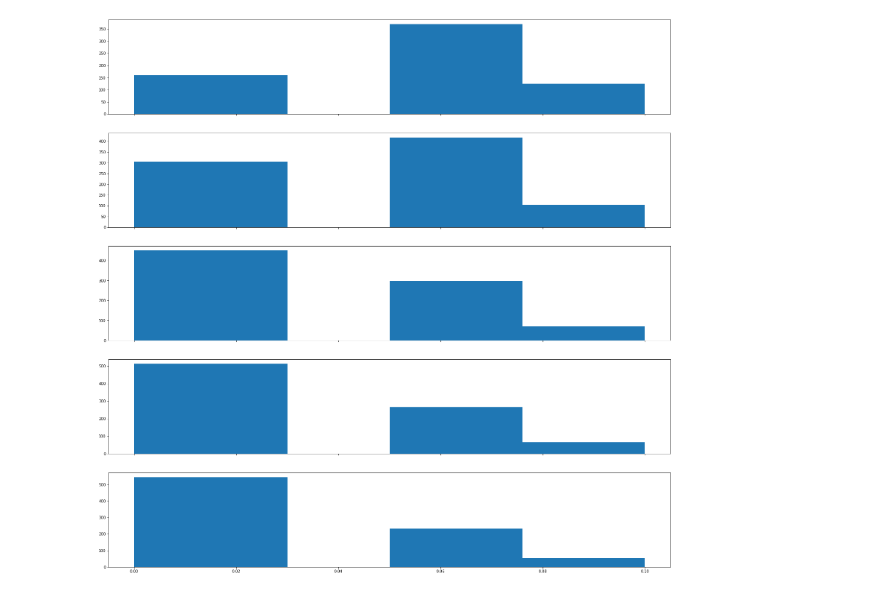
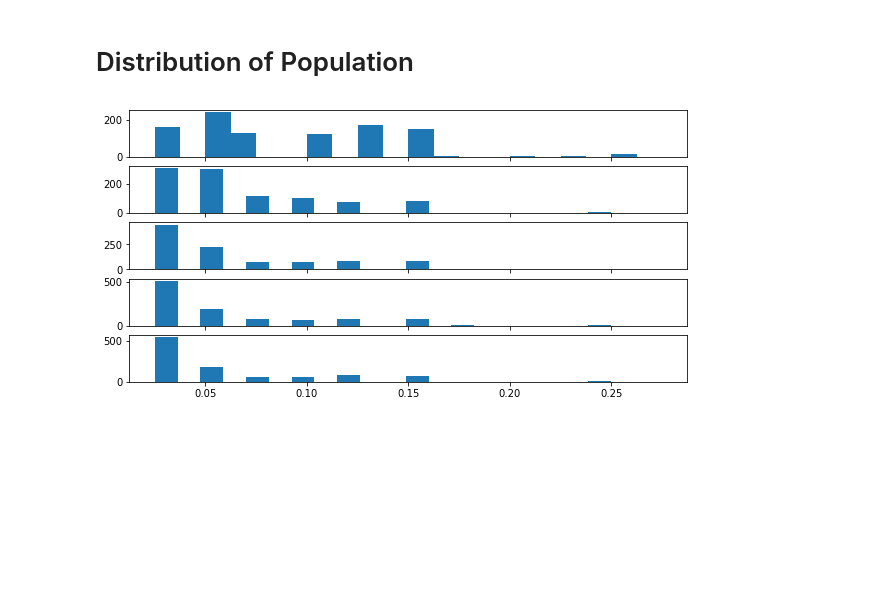
Before and after one commit to see-insight/see-segment, a Jupyter notebook: SEE-Classify Benchmarking.ipynb, the cells around one changed output. Saved outputs shown, nothing was run; the diff lists cells and outputs as text; code cells hidden in the pictures; blank space fills up the shorter version.

```diff
--- a/SEE-Classify Benchmarking.ipynb
+++ b/SEE-Classify Benchmarking.ipynb
@@ -12,27 +1,41 @@ hof_datasets = ['moons_hof_10_10_30214803.csv',
+# %% [markdown]
+# Distribution of Population
 # %%
+import pandas as pd
+import matplotlib.pyplot as plt
+import numpy as np
+
+# TODO: Remove slurm id
+population_datasets = ['moons_population_10_10_30214803.csv',
+                       'circles_population_10_10_30214804.csv',
+                       'linearly_separable_population_10_10_30214802.csv']
+hof_datasets = ['moons_hof_10_10_30214803.csv',
+                'circles_hof_10_10_30214804.csv',
+                'linearly_separable_hof_10_10_30214802.csv']
+
 # Examine distribution of fitness over each generation
 # We observe that with each coming generation more of the population has the min
 # fitness value.
 
 # Observing the aggregate of all trials we observe that the first bin increases
 # with each generation.
 idx = 0
 hof_df = pd.read_csv(hof_datasets[idx], header=None, delimiter=';')
 population_df = pd.read_csv(population_datasets[idx], header=None, delimiter=';')
 
 median = []
 mean = []
 min_val = []
 max_val = []
 
 num_subplots = 5
-fig, axs = plt.subplots(num_subplots, figsize=(27,27), sharex=True,)
-for i in range(11):
+fig, axs = plt.subplots(num_subplots, figsize=(10,5), sharex=True,)
+for i in range(num_subplots):
     rows = population_df[population_df[0]==i]
     fitness = rows[2]
-    axs[i].hist(fitness, bins=[0,0.03, 0.05, 0.076, 0.1])
-    if i + 1 == num_subplots:
-        break
+    #axs[i].hist(fitness, bins=[0,0.03, 0.05, 0.076, 0.1])
+    #axs[i].hist(fitness, bins=20, density=True)
+    axs[i].hist(fitness, bins=20)
 # %% [output]
-[figure, old version]
+[figure, new version]
 # %%
```
Also changed, not shown: parts of 17 cells of this notebook.
